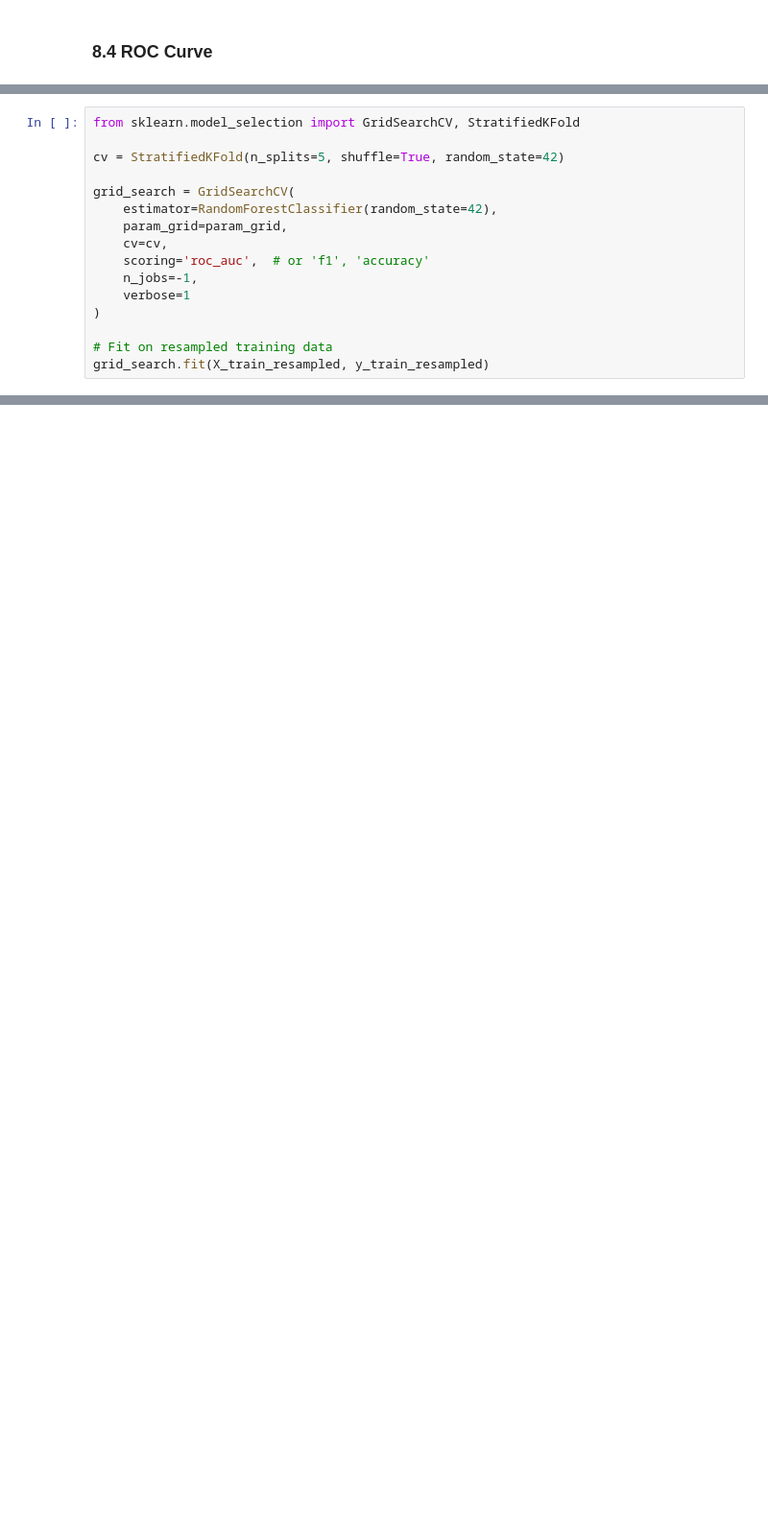
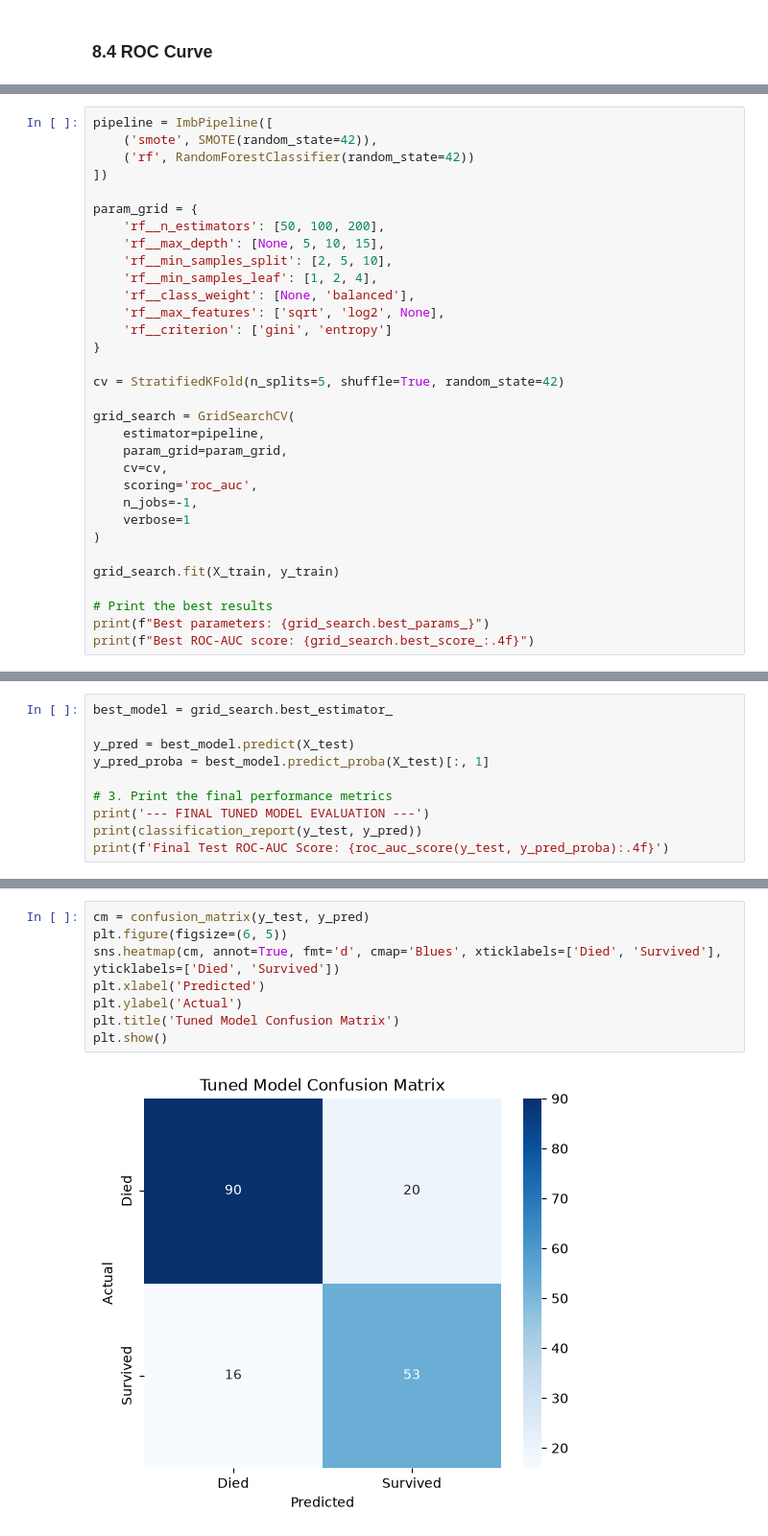
Before and after one commit to lunarpham/data-challenge-final, a Jupyter notebook: DC1_PhamDuyTruong.ipynb, the cells around one changed output, grey strips where cells are left out. Shown at 96% size. Cells and saved outputs as stored; diff of their text form; blank space fills up the shorter version.

```diff
--- a/DC1_PhamDuyTruong.ipynb
+++ b/DC1_PhamDuyTruong.ipynb
@@ -541,17 +551,33 @@ param_grid = {
 # %%
-from sklearn.model_selection import GridSearchCV, StratifiedKFold
+pipeline = ImbPipeline([
+    ('smote', SMOTE(random_state=42)),
+    ('rf', RandomForestClassifier(random_state=42))
+])
+
+param_grid = {
+    'rf__n_estimators': [50, 100, 200],
+    'rf__max_depth': [None, 5, 10, 15],
+    'rf__min_samples_split': [2, 5, 10],
+    'rf__min_samples_leaf': [1, 2, 4],
+    'rf__class_weight': [None, 'balanced'],
+    'rf__max_features': ['sqrt', 'log2', None],
+    'rf__criterion': ['gini', 'entropy']
+}
 
 cv = StratifiedKFold(n_splits=5, shuffle=True, random_state=42)
 
 grid_search = GridSearchCV(
-    estimator=RandomForestClassifier(random_state=42),
+    estimator=pipeline,
     param_grid=param_grid,
     cv=cv,
-    scoring='roc_auc',  # or 'f1', 'accuracy'
+    scoring='roc_auc',
     n_jobs=-1,
     verbose=1
 )
 
-# Fit on resampled training data
-grid_search.fit(X_train_resampled, y_train_resampled)
+grid_search.fit(X_train, y_train)
+
+# Print the best results
+print(f"Best parameters: {grid_search.best_params_}")
+print(f"Best ROC-AUC score: {grid_search.best_score_:.4f}")
 # %% [output]
@@ -578,0 +587,10 @@ GridSearchCV(cv=StratifiedKFold(n_splits=5, random_state=42, shuffle=True),
+# %%
+best_model = grid_search.best_estimator_
+
+y_pred = best_model.predict(X_test)
+y_pred_proba = best_model.predict_proba(X_test)[:, 1]
+
+# 3. Print the final performance metrics
+print('--- FINAL TUNED MODEL EVALUATION ---')
+print(classification_report(y_test, y_pred))
+print(f'Final Test ROC-AUC Score: {roc_auc_score(y_test, y_pred_proba):.4f}')
@@ -578,0 +609,10 @@ GridSearchCV(cv=StratifiedKFold(n_splits=5, random_state=42, shuffle=True),
+# %%
+cm = confusion_matrix(y_test, y_pred)
+plt.figure(figsize=(6, 5))
+sns.heatmap(cm, annot=True, fmt='d', cmap='Blues', xticklabels=['Died', 'Survived'], yticklabels=['Died', 'Survived'])
+plt.xlabel('Predicted')
+plt.ylabel('Actual')
+plt.title('Tuned Model Confusion Matrix')
+plt.show()
+# %% [output]
+[figure, added]
```
Also changed, not shown: parts of 73 cells of this notebook.
